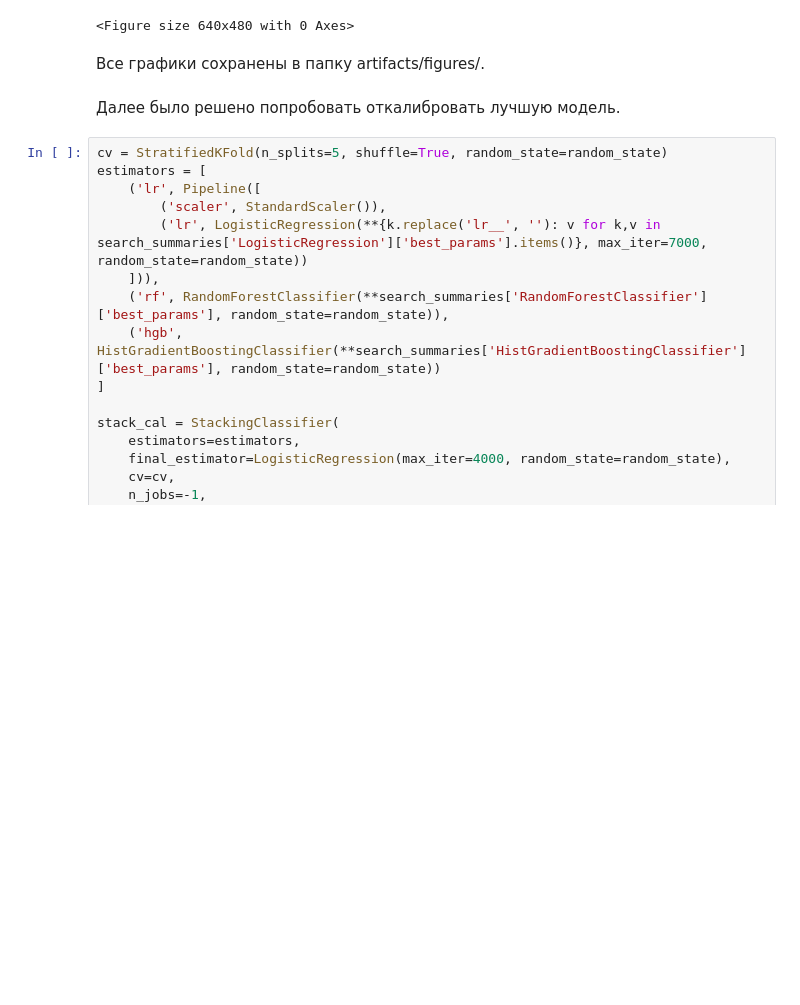
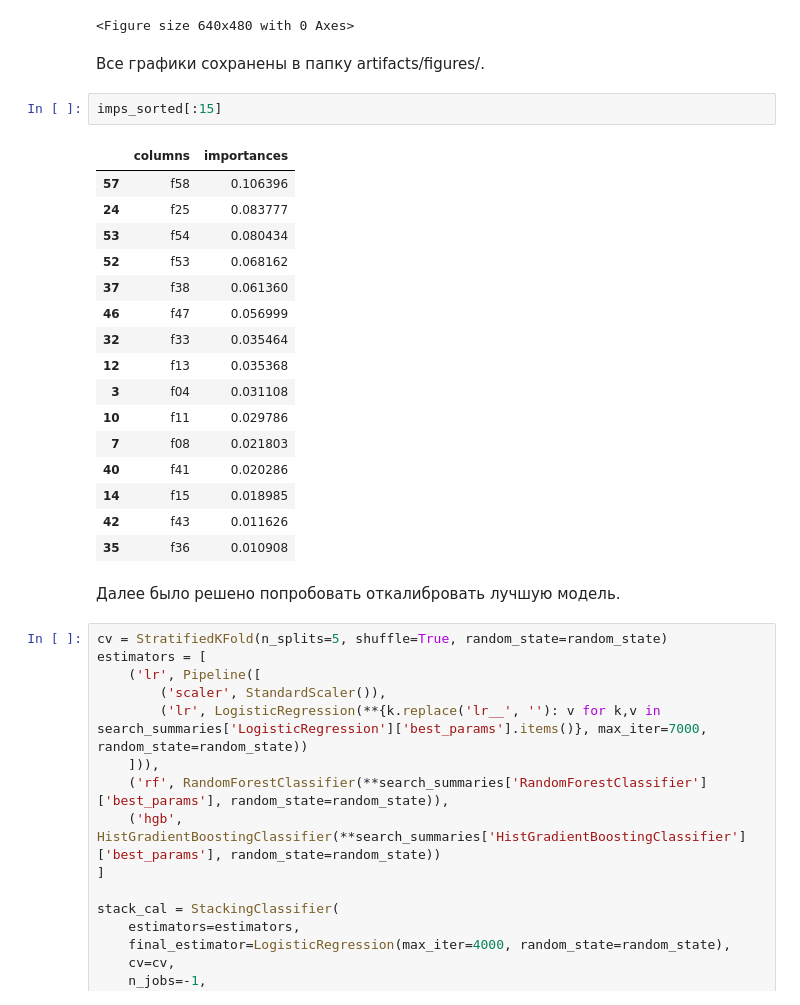
Before and after one commit to polinashishova/aie-shishova, a Jupyter notebook: homeworks/HW06/HW06.ipynb, the cells around one changed output. Cells and saved outputs as stored; diff of their text form; blank space fills up the shorter version.

```diff
--- a/homeworks/HW06/HW06.ipynb
+++ b/homeworks/HW06/HW06.ipynb
@@ -642,6 +642,25 @@ plt.savefig('artifacts/figures/importances.png')
 <Figure size 640x480 with 0 Axes>
 # %% [markdown]
 Все графики сохранены в папку artifacts/figures/.
+# %%
+imps_sorted[:15]
+# %% [output]
+|  | columns | importances |
+| 57 | f58 | 0.106396 |
+| 24 | f25 | 0.083777 |
+| 53 | f54 | 0.080434 |
+| 52 | f53 | 0.068162 |
+| 37 | f38 | 0.061360 |
+| 46 | f47 | 0.056999 |
+| 32 | f33 | 0.035464 |
+| 12 | f13 | 0.035368 |
+| 3 | f04 | 0.031108 |
+| 10 | f11 | 0.029786 |
+| 7 | f08 | 0.021803 |
+| 40 | f41 | 0.020286 |
+| 14 | f15 | 0.018985 |
+| 42 | f43 | 0.011626 |
+| 35 | f36 | 0.010908 |
 # %% [markdown]
 Далее было решено попробовать откалибровать лучшую модель.
 # %%
```
